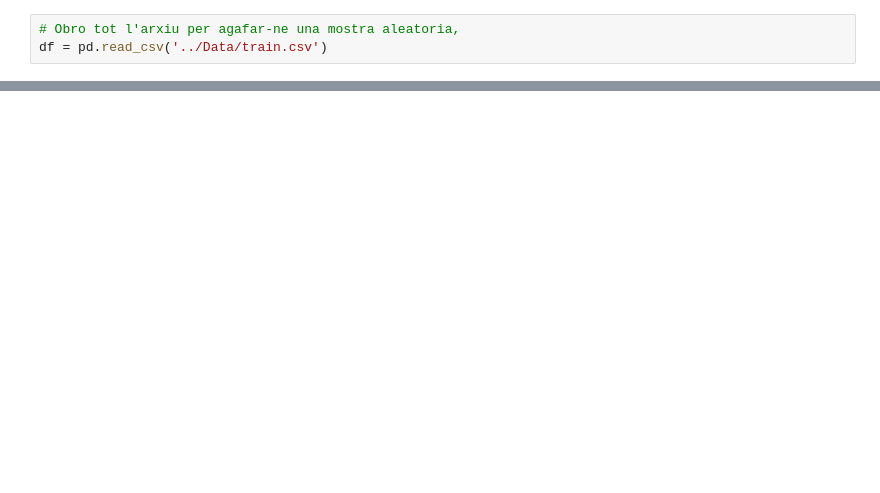
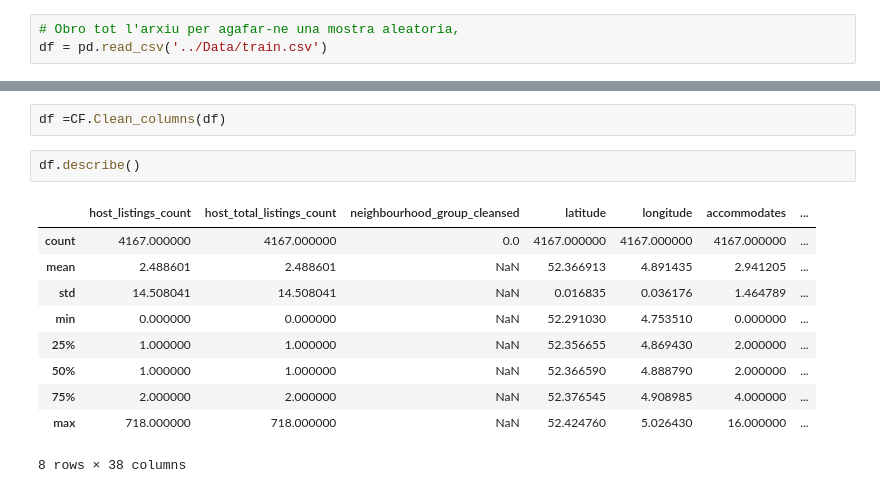
Before and after one commit to Pomilusky/KaggleCompeti, a Jupyter notebook: Code/Breef_Study.ipynb, the cells around one changed output, grey strips where cells are left out. Cells and saved outputs as stored; diff of their text form; blank space fills up the shorter version.

```diff
--- a/Code/Breef_Study.ipynb
+++ b/Code/Breef_Study.ipynb
@@ -51,0 +28,15 @@ df_sample = df.sample(5000).reset_index(drop=True)
+# %%
+df =CF.Clean_columns(df)
+# %%
+df.describe()
+# %% [output]
+|  | host_listings_count | host_total_listings_count | neighbourhood_group_cleansed | latitude | longitude | accommodates | ... |
+| count | 4167.000000 | 4167.000000 | 0.0 | 4167.000000 | 4167.000000 | 4167.000000 | ... |
+| mean | 2.488601 | 2.488601 | NaN | 52.366913 | 4.891435 | 2.941205 | ... |
+| std | 14.508041 | 14.508041 | NaN | 0.016835 | 0.036176 | 1.464789 | ... |
+| min | 0.000000 | 0.000000 | NaN | 52.291030 | 4.753510 | 0.000000 | ... |
+| 25% | 1.000000 | 1.000000 | NaN | 52.356655 | 4.869430 | 2.000000 | ... |
+| 50% | 1.000000 | 1.000000 | NaN | 52.366590 | 4.888790 | 2.000000 | ... |
+| 75% | 2.000000 | 2.000000 | NaN | 52.376545 | 4.908985 | 4.000000 | ... |
+| max | 718.000000 | 718.000000 | NaN | 52.424760 | 5.026430 | 16.000000 | ... |
+8 rows × 38 columns
```
Also changed, not shown: parts of 22 cells of this notebook, 3 other files.
